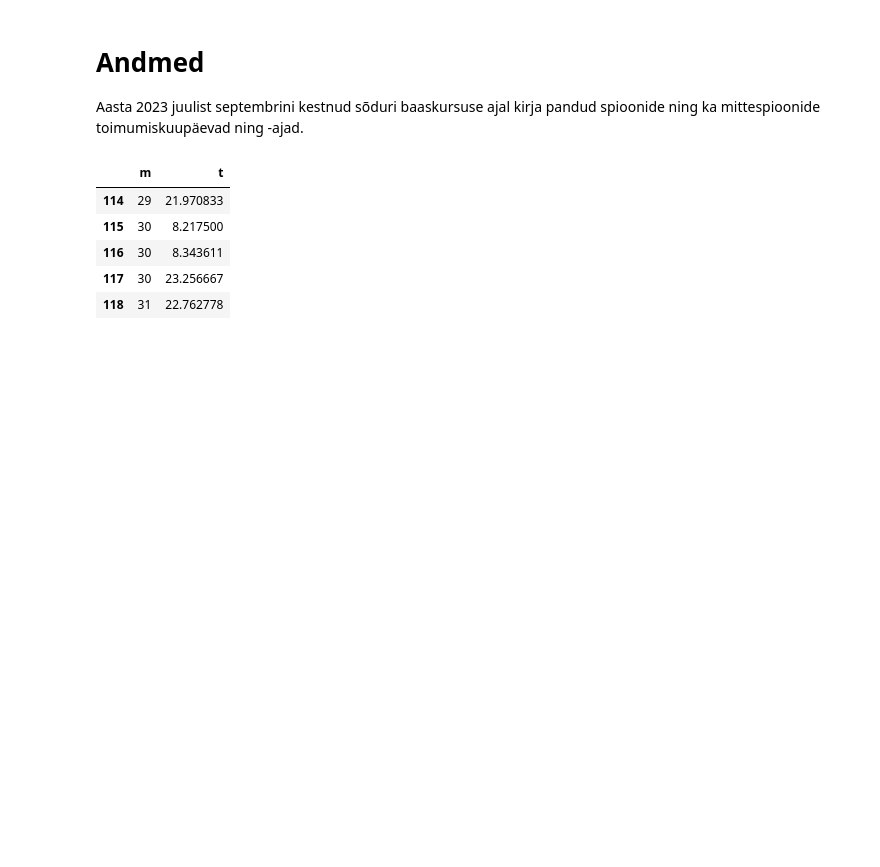
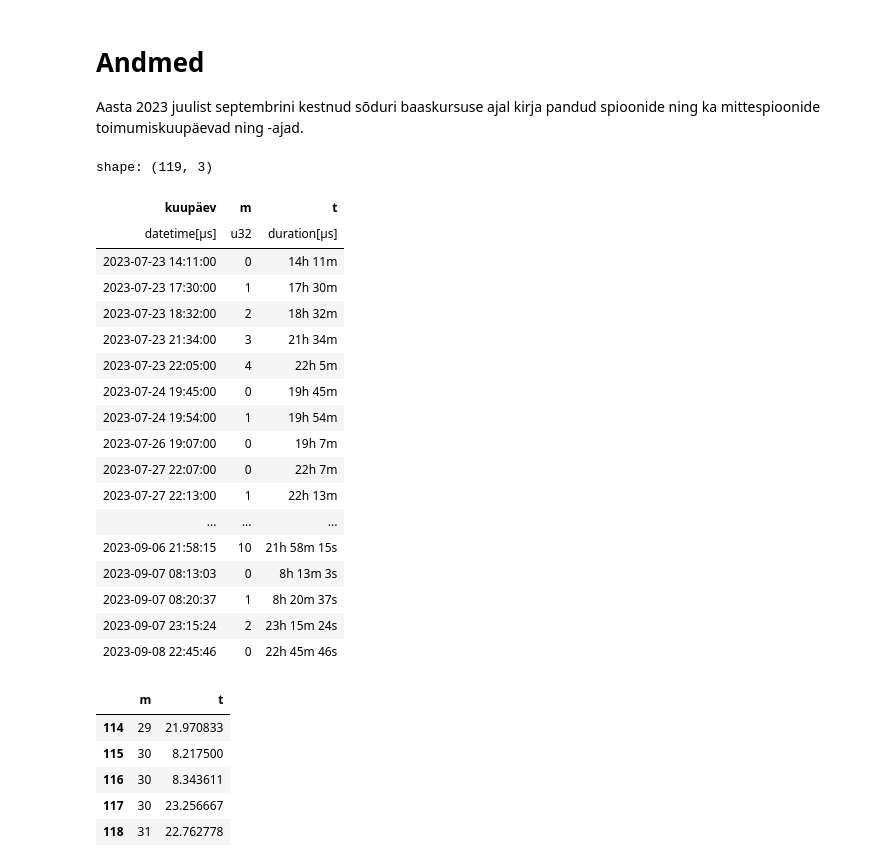
Before and after one commit to mart-mihkel/spioonid, a Jupyter notebook: mudel.ipynb, the cells around one changed output. Saved outputs shown, nothing was run; the diff lists cells and outputs as text; code cells hidden in the pictures; blank space fills up the shorter version.

```diff
--- a/mudel.ipynb
+++ b/mudel.ipynb
@@ -12,6 +9,32 @@ import matplotlib.pyplot as plt
 # %% [markdown]
 # Andmed
 Aasta 2023 juulist septembrini kestnud sõduri baaskursuse ajal kirja pandud spioonide ning ka mittespioonide toimumiskuupäevad ning -ajad.
+# %%
+pl.read_csv('andmed/spioonid.csv', try_parse_dates=True).with_columns(
+    (pl.col('kuupäev') - pl.col('kuupäev').dt.strftime('%Y-%m-%d').str.strptime(pl.Datetime)).alias('t'),
+    pl.col('kuupäev').dt.ordinal_day().alias('m')).with_columns(
+    pl.col('m').cumcount().over('m').alias('m')
+)
+# %% [output]
+shape: (119, 3)
+| kuupäev | m | t |
+| datetime[μs] | u32 | duration[μs] |
+| 2023-07-23 14:11:00 | 0 | 14h 11m |
+| 2023-07-23 17:30:00 | 1 | 17h 30m |
+| 2023-07-23 18:32:00 | 2 | 18h 32m |
+| 2023-07-23 21:34:00 | 3 | 21h 34m |
+| 2023-07-23 22:05:00 | 4 | 22h 5m |
+| 2023-07-24 19:45:00 | 0 | 19h 45m |
+| 2023-07-24 19:54:00 | 1 | 19h 54m |
+| 2023-07-26 19:07:00 | 0 | 19h 7m |
+| 2023-07-27 22:07:00 | 0 | 22h 7m |
+| 2023-07-27 22:13:00 | 1 | 22h 13m |
+| ... | ... | ... |
+| 2023-09-06 21:58:15 | 10 | 21h 58m 15s |
+| 2023-09-07 08:13:03 | 0 | 8h 13m 3s |
+| 2023-09-07 08:20:37 | 1 | 8h 20m 37s |
+| 2023-09-07 23:15:24 | 2 | 23h 15m 24s |
+| 2023-09-08 22:45:46 | 0 | 22h 45m 46s |
 # %%
 def build_df(filename: str) -> pd.DataFrame:
     data = pd.read_csv(filename)
```
Also changed, not shown: parts of 1 cell of this notebook.
